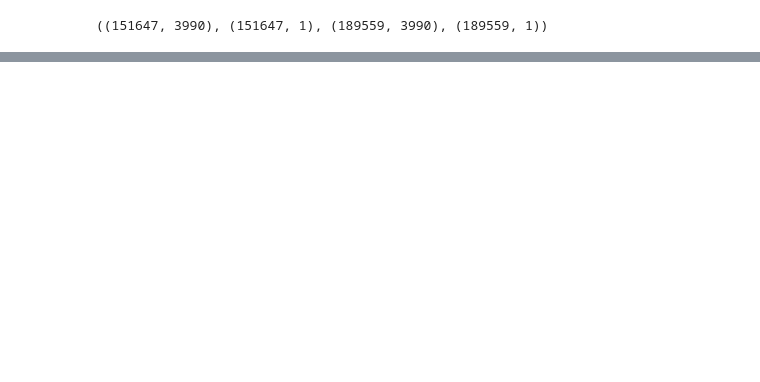
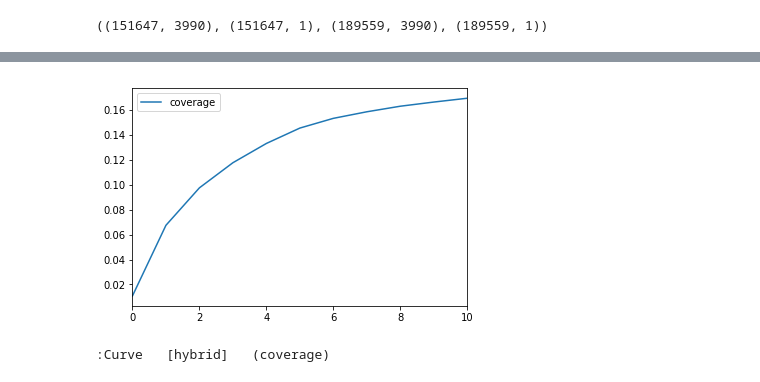
Before and after one commit to alexyanw/dse203-group-project, a Jupyter notebook: machine_learning/notebooks/validation/Hybrid Combiner Validation.ipynb, the cells around one changed output, grey strips where cells are left out. Cells and saved outputs as stored; diff of their text form; code cells hidden in the pictures; blank space fills up the shorter version.

```diff
--- a/machine_learning/notebooks/validation/Hybrid Combiner Validation.ipynb
+++ b/machine_learning/notebooks/validation/Hybrid Combiner Validation.ipynb
@@ -423,0 +527,10 @@ demo_coverage
+# %%
+xlabel = "hybrid"
+ylabel = "coverage"
+Title = "Hybrid Coverage"
+crows = []
+
+for i in demo_coverage:
+    crows.append({xlabel:(i[0],i[1]),ylabel:i[-1]})
+
+crows
@@ -423,0 +549,3 @@ demo_coverage
+# %%
+hdf2 = pd.DataFrame(crows, columns=[xlabel,ylabel])
+hdf2
@@ -423,0 +565,10 @@ demo_coverage
+# %%
+hybrid_coverage = hdf2[[xlabel,ylabel]].groupby(xlabel).aggregate(np.sum)
+hybrid_coverage.reset_index(inplace=True)
+hybrid_coverage.plot();
+# %% [output]
+[figure, added]
+# %%
+hv.Curve(hybrid_coverage, xlabel, ylabel, group=Title)
+# %% [output]
+:Curve   [hybrid]   (coverage)
```
Also changed, not shown: parts of 15 cells of this notebook.
